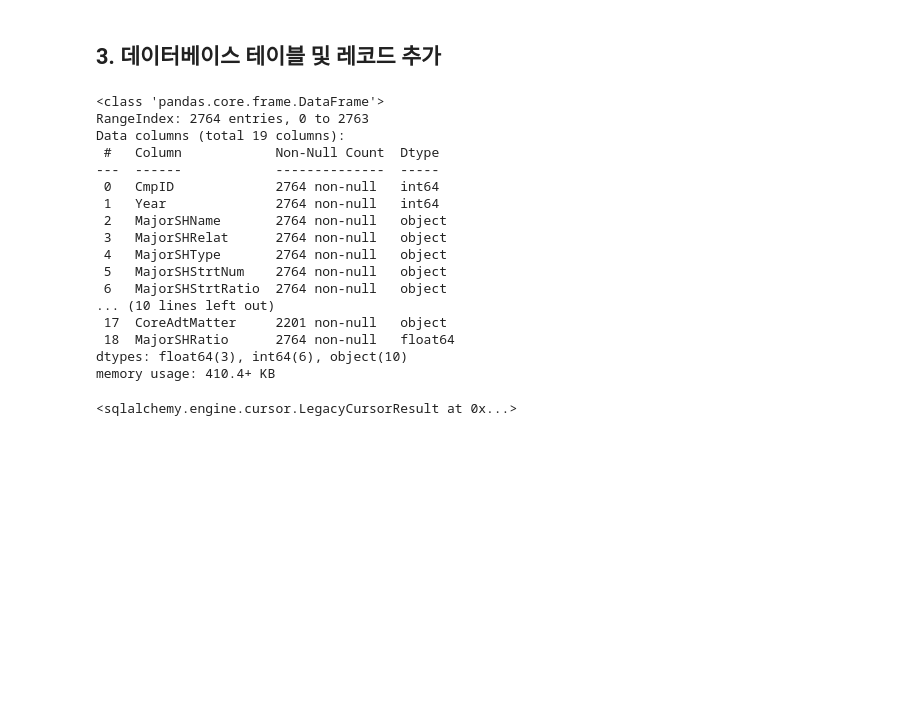
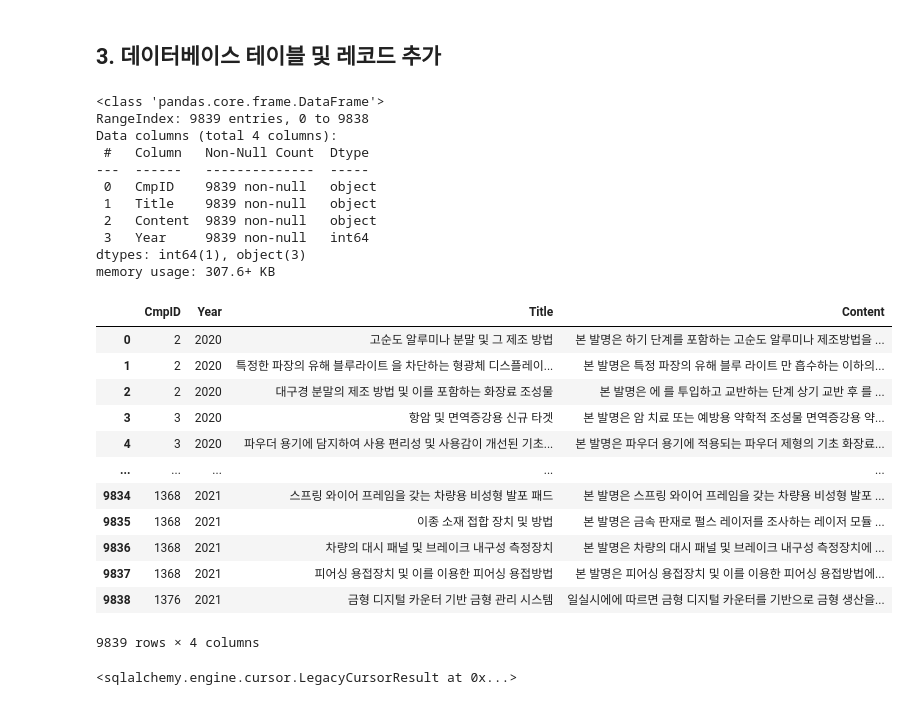
Before and after one commit to March-of-the-Ants/ESG-Rating-System, a Jupyter notebook: storing/db.ipynb, the cells around one changed output. Drawn from its saved outputs; the diff is of its cells as text; code cells hidden in the pictures; blank space fills up the shorter version.

Commit message:
revising Year commit

```diff
--- a/storing/db.ipynb
+++ b/storing/db.ipynb
@@ -6,12 +6,12 @@ import re
 import pymysql
 from sqlalchemy import create_engine
 # %%
-company = pd.read_excel('C:/Users/hanah/Desktop/workspace/Project/ESG/preprocessing/dart/company_info.xlsx')
-dart = pd.read_excel('C:/Users/hanah/Desktop/workspace/Project/ESG/preprocessing/dart/dart_info.xlsx')
-jobplanet = pd.read_excel('C:/Users/hanah/Desktop/workspace/Project/ESG/preprocessing/jobplanet/jobplanet.xlsx')
-product = pd.read_csv('C:/Users/hanah/Desktop/workspace/Project/ESG/preprocessing/product/product_tb.csv')
-news = pd.read_excel('C:/Users/hanah/Desktop/workspace/Project/ESG/preprocessing/news/NEWS_Preprocessing.xlsx')
-patent = pd.read_excel('C:/Users/hanah/Desktop/workspace/Project/ESG/preprocessing/patent/patent_preprocessing.xlsx')
+company = pd.read_excel('C:/Users/Chae/Desktop/SeSAC/Project/5. ESG_prj/ESG-Rating-System/preprocessing/dart/company_info.xlsx')
+# dart = pd.read_excel('C:/Users/hanah/Desktop/workspace/Project/ESG/preprocessing/dart/dart_info.xlsx')
+# jobplanet = pd.read_excel('C:/Users/hanah/Desktop/workspace/Project/ESG/preprocessing/jobplanet/jobplanet.xlsx')
+# product = pd.read_csv('C:/Users/hanah/Desktop/workspace/Project/ESG/preprocessing/product/product_tb.csv')
+# news = pd.read_excel('C:/Users/hanah/Desktop/workspace/Project/ESG/preprocessing/news/NEWS_Preprocessing.xlsx')
+patent = pd.read_excel('C:/Users/Chae/Desktop/SeSAC/Project/5. ESG_prj/ESG-Rating-System/preprocessing/patent/patent_preprocessing.xlsx')
 # %% [markdown]
 ## 2. 데이터베이스 생성
 # %% [markdown]
@@ -59,25 +59,19 @@ cur.execute('create database ESG' )
 # %% [markdown]
 ## 3. 데이터베이스 테이블 및 레코드 추가
 # %%
-dart.info()
+patent.info()
 # %% [output]
 <class 'pandas.core.frame.DataFrame'>
-RangeIndex: 2764 entries, 0 to 2763
-Data columns (total 19 columns):
- #   Column            Non-Null Count  Dtype
----  ------            --------------  -----
- 0   CmpID             2764 non-null   int64
- 1   Year              2764 non-null   int64
- 2   MajorSHName       2764 non-null   object
- 3   MajorSHRelat      2764 non-null   object
- 4   MajorSHType       2764 non-null   object
- 5   MajorSHStrtNum    2764 non-null   object
- 6   MajorSHStrtRatio  2764 non-null   object
-... (10 lines left out)
- 17  CoreAdtMatter     2201 non-null   object
- 18  MajorSHRatio      2764 non-null   float64
-dtypes: float64(3), int64(6), object(10)
-memory usage: 410.4+ KB
+RangeIndex: 9839 entries, 0 to 9838
+Data columns (total 4 columns):
+ #   Column   Non-Null Count  Dtype
+---  ------   --------------  -----
+ 0   CmpID    9839 non-null   object
+ 1   Title    9839 non-null   object
+ 2   Content  9839 non-null   object
+ 3   Year     9839 non-null   int64
+dtypes: int64(1), object(3)
+memory usage: 307.6+ KB
 # %%
 # jobplanet.columns = ['CmpName', 'Promotion', 'Welfare', 'LifeBalance', 'Culture', 'Management', 'Title', 'Review', 'Year', 'TotScore']
 # dart = dart[['CmpID', 'Year', 'MajorSHRatio', 'MinorSHCntRatio', 'MinorSHRatio', 'AdtOpinion', 'EmphsMatter', 'CoreAdtMatter']]
@@ -90,6 +84,22 @@ for idx in range(len(patent)):
     patent.loc[idx, 'CmpID'] = cmp_dict[patent['CmpID'][idx]]
 
 patent = patent[['CmpID', 'Year', 'Title', 'Content']]
+# %%
+patent
+# %% [output]
+|  | CmpID | Year | Title | Content |
+| 0 | 2 | 2020 | 고순도 알루미나 분말 및 그 제조 방법 | 본 발명은 하기 단계를 포함하는 고순도 알루미나 제조방법을 ... |
+| 1 | 2 | 2020 | 특정한 파장의 유해 블루라이트 을 차단하는 형광체 디스플레이... | 본 발명은 특정 파장의 유해 블루 라이트 만 흡수하는 이하의... |
+| 2 | 2 | 2020 | 대구경 분말의 제조 방법 및 이를 포함하는 화장료 조성물 | 본 발명은 에 를 투입하고 교반하는 단계 상기 교반 후 를 ... |
+| 3 | 3 | 2020 | 항암 및 면역증강용 신규 타겟 | 본 발명은 암 치료 또는 예방용 약학적 조성물 면역증강용 약... |
+| 4 | 3 | 2020 | 파우더 용기에 담지하여 사용 편리성 및 사용감이 개선된 기초... | 본 발명은 파우더 용기에 적용되는 파우더 제형의 기초 화장료... |
+| ... | ... | ... | ... | ... |
+| 9834 | 1368 | 2021 | 스프링 와이어 프레임을 갖는 차량용 비성형 발포 패드 | 본 발명은 스프링 와이어 프레임을 갖는 차량용 비성형 발포 ... |
+| 9835 | 1368 | 2021 | 이종 소재 접합 장치 및 방법 | 본 발명은 금속 판재로 펄스 레이저를 조사하는 레이저 모듈 ... |
+| 9836 | 1368 | 2021 | 차량의 대시 패널 및 브레이크 내구성 측정장치 | 본 발명은 차량의 대시 패널 및 브레이크 내구성 측정장치에 ... |
+| 9837 | 1368 | 2021 | 피어싱 용접장치 및 이를 이용한 피어싱 용접방법 | 본 발명은 피어싱 용접장치 및 이를 이용한 피어싱 용접방법에... |
+| 9838 | 1376 | 2021 | 금형 디지털 카운터 기반 금형 관리 시스템 | 일실시에에 따르면 금형 디지털 카운터를 기반으로 금형 생산을... |
+9839 rows × 4 columns
 # %%
 # def insert(table, df):
 #     for row in list(company.itertuples(index=False, name=None)):
```
Also changed, not shown: parts of 2 cells of this notebook, 2 other files.
